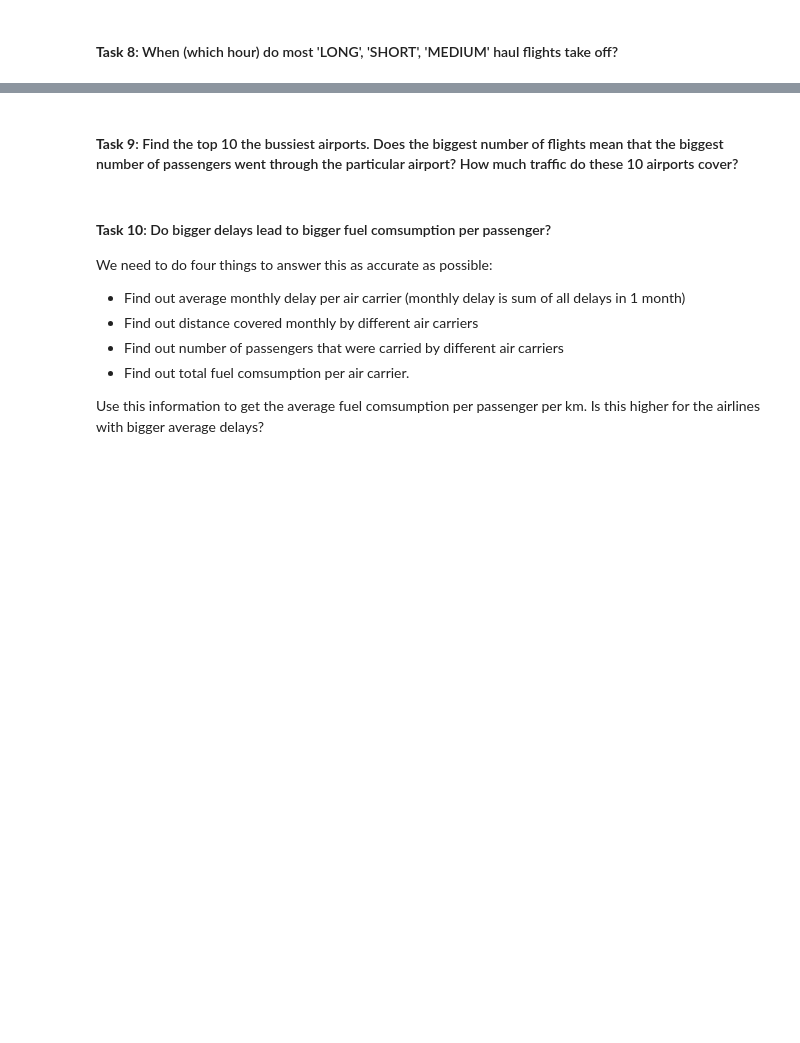
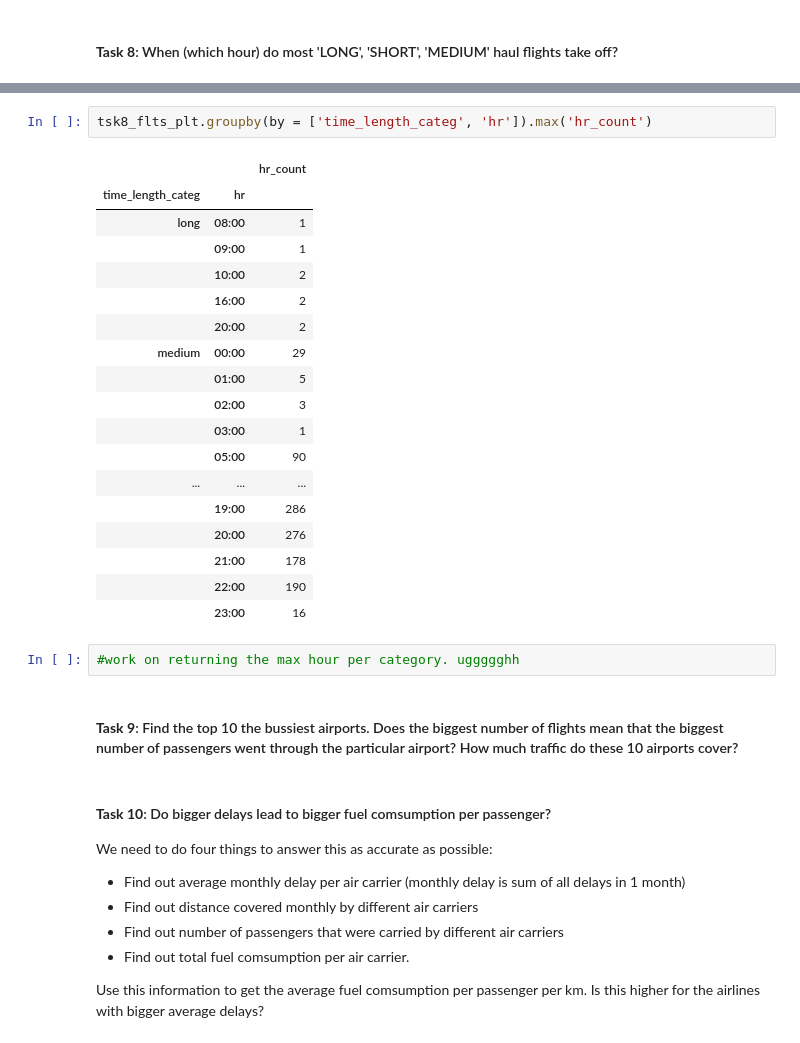
Before and after one commit to BRCanada/Flight-Delay-Prediction, a Jupyter notebook: Flight_Data_Exploration_HC.ipynb, the cells around one changed output, grey strips where cells are left out. Drawn from its saved outputs; the diff is of its cells as text; blank space fills up the shorter version.

```diff
--- a/Flight_Data_Exploration_BR.ipynb
+++ b/Flight_Data_Exploration_HC.ipynb
@@ -342,3 +550,26 @@ There does seem to be a considerable correlation with morning taxi times, as the
+# %%
+tsk8_flts_plt.groupby(by = ['time_length_categ', 'hr']).max('hr_count')
+# %% [output]
+|  |  | hr_count |
+| time_length_categ | hr |  |
+| long | 08:00 | 1 |
+|  | 09:00 | 1 |
+|  | 10:00 | 2 |
+|  | 16:00 | 2 |
+|  | 20:00 | 2 |
+| medium | 00:00 | 29 |
+|  | 01:00 | 5 |
+|  | 02:00 | 3 |
+|  | 03:00 | 1 |
+|  | 05:00 | 90 |
+| ... | ... | ... |
+|  | 19:00 | 286 |
+|  | 20:00 | 276 |
+|  | 21:00 | 178 |
+|  | 22:00 | 190 |
+|  | 23:00 | 16 |
+# %%
+#work on returning the max hour per category. uggggghh
 # %% [markdown]
 #### **Task 9**: Find the top 10 the bussiest airports. Does the biggest number of flights mean that the biggest number of passengers went through the particular airport? How much traffic do these 10 airports cover?
 # %% [markdown]
```
Also changed, not shown: parts of 44 cells of this notebook.
